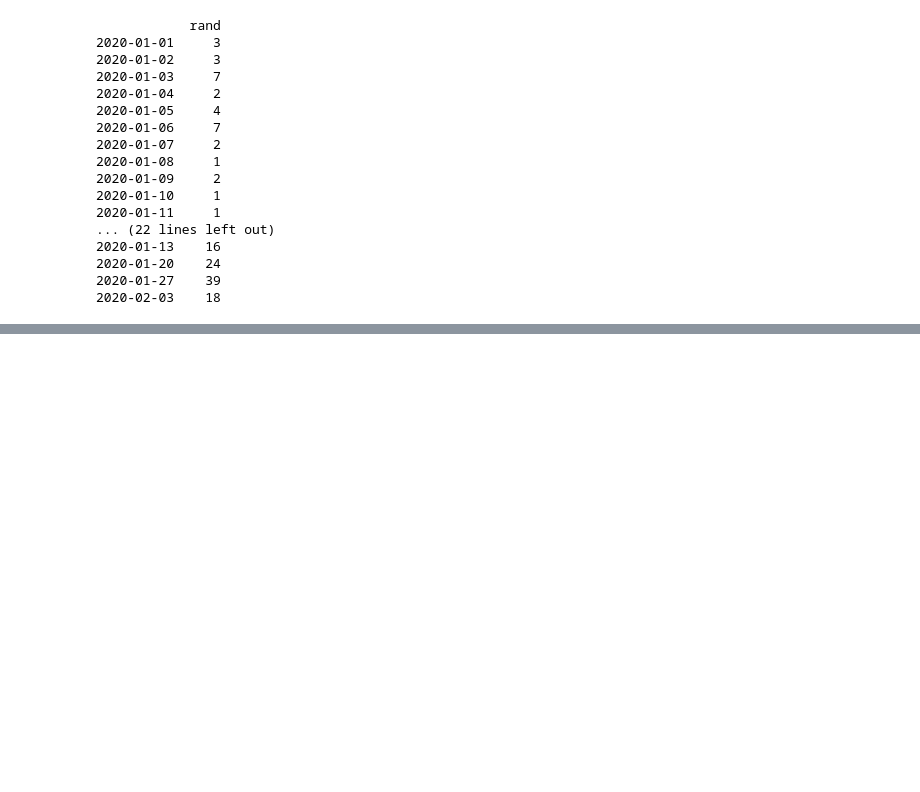
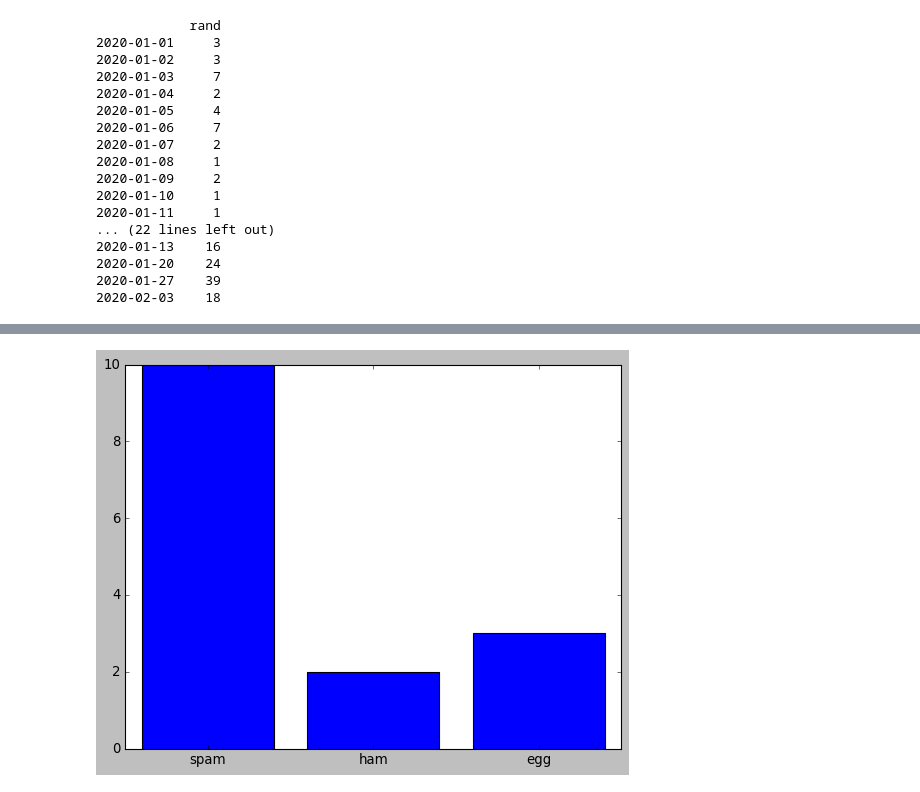
Before and after one commit to skiym-aaa/pydatavenv, a Jupyter notebook: Summary.ipynb, the cells around one changed output, grey strips where cells are left out. Cells and saved outputs as stored; diff of their text form; code cells hidden in the pictures; blank space fills up the shorter version.

```diff
--- a/Summary.ipynb
+++ b/Summary.ipynb
@@ -694,0 +755,18 @@ print(df_year)
+# %%
+# 折れ線グラフ
+# plt
+
+# 棒グラフ
+# bar
+# tick_labels引数を使用すると、目盛りに任意のラベルを指定
+
+fig, ax = plt.subplots()
+
+x = [1, 2, 3]
+y = [10, 2, 3]
+labels = ['spam', 'ham', 'egg']
+ax.bar(x, y, tick_label=labels) # barhで横向き
+
+plt.show()
+# %% [output]
+[figure, added]
```
Also changed, not shown: parts of 28 cells of this notebook.
